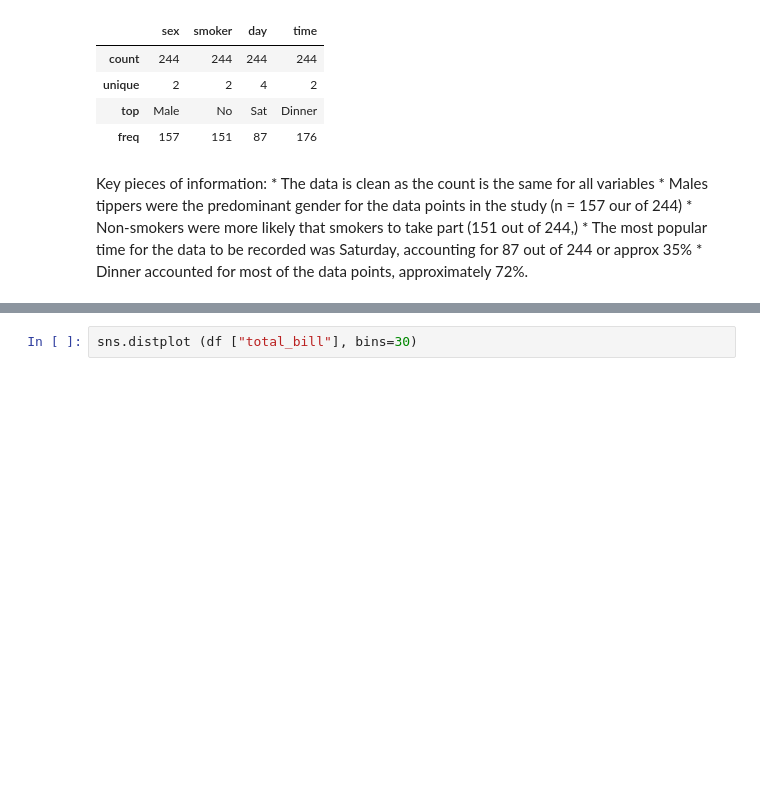
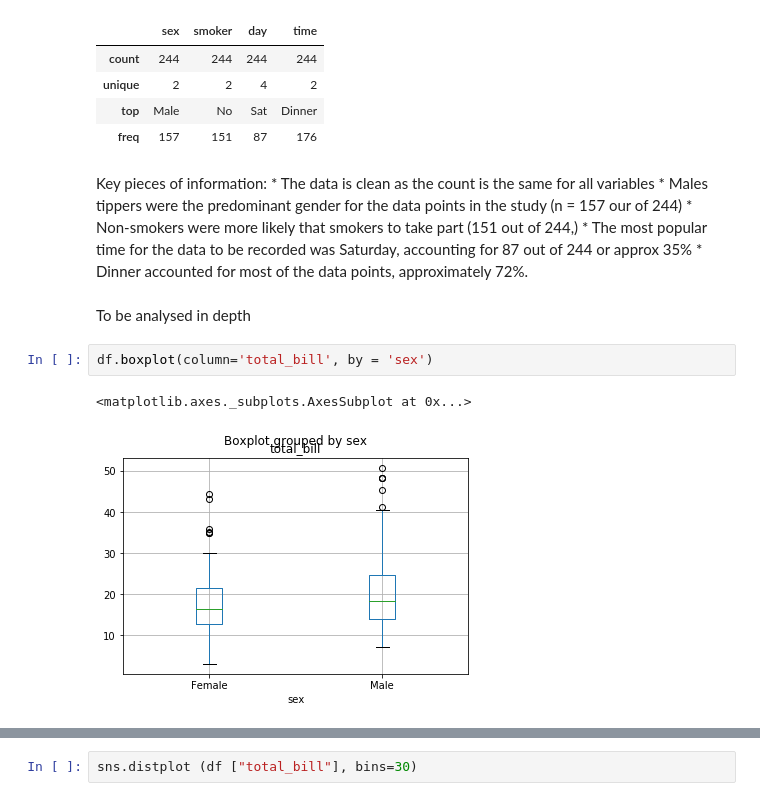
Before and after one commit to martinaobrien/FUNDAMENTALS-OF-DATA-ANALYSIS-Project-2019, a Jupyter notebook: Tips Dataset Assignment .ipynb, the cells around one changed output, grey strips where cells are left out. Saved outputs shown, nothing was run; the diff lists cells and outputs as text; blank space fills up the shorter version.

Commit message:
added in boxplot and viola plots, exploring distribution, hue and split functions

```diff
--- a/Tips Dataset Assignment .ipynb
+++ b/Tips Dataset Assignment .ipynb
@@ -151,3 +151,10 @@ Key pieces of information:
     * Non-smokers were more likely that smokers to take part (151 out of 244,)
     * The most popular time for the data to be recorded was Saturday, accounting for 87 out of 244 or approx 35%
     * Dinner accounted for most of the data points, approximately 72%.
+# %% [markdown]
+To be analysed in depth
+# %%
+df.boxplot(column='total_bill', by = 'sex')
+# %% [output]
+<matplotlib.axes._subplots.AxesSubplot at 0x...>
+[figure, added]
```
Also changed, not shown: parts of 10 cells of this notebook.
